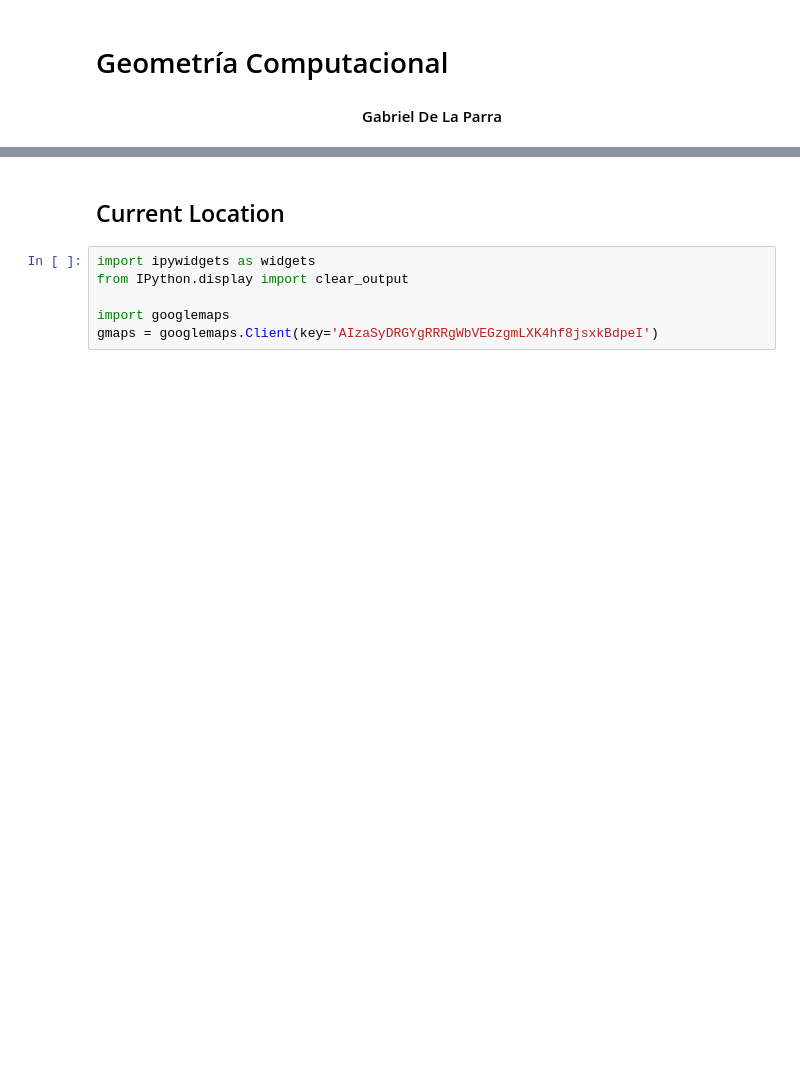
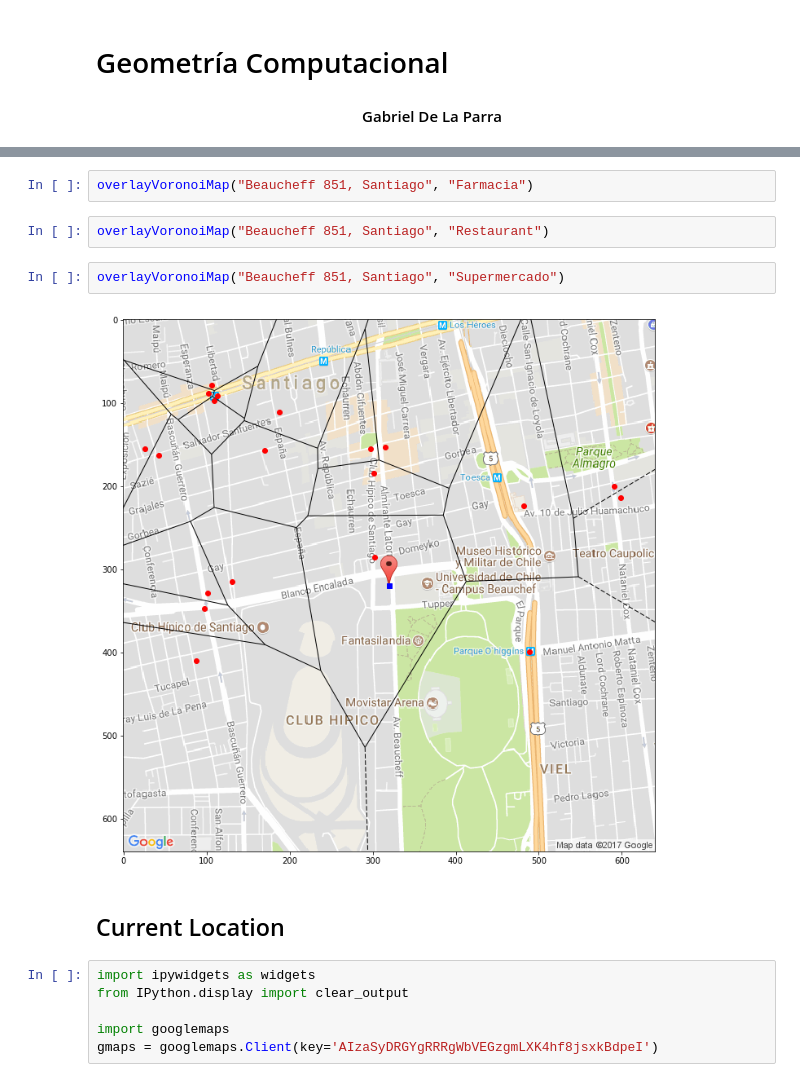
Before and after one commit to gabrieldelaparra/CC5502-2017-1-Proyecto, a Jupyter notebook: Geometria.ipynb, the cells around one changed output, grey strips where cells are left out. Cells and saved outputs as stored; diff of their text form; blank space fills up the shorter version.

```diff
--- a/Geometria.ipynb
+++ b/Geometria.ipynb
@@ -38,3 +146,11 @@ Algunos ejemplos de lo anterior se pueden encontrar en [este blog](http://blanco
+# %%
+overlayVoronoiMap("Beaucheff 851, Santiago", "Farmacia")
+# %%
+overlayVoronoiMap("Beaucheff 851, Santiago", "Restaurant")
+# %%
+overlayVoronoiMap("Beaucheff 851, Santiago", "Supermercado")
+# %% [output]
+[figure, added]
 # %% [markdown]
 ## Current Location
 # %%
```
Also changed, not shown: parts of 13 cells of this notebook.
